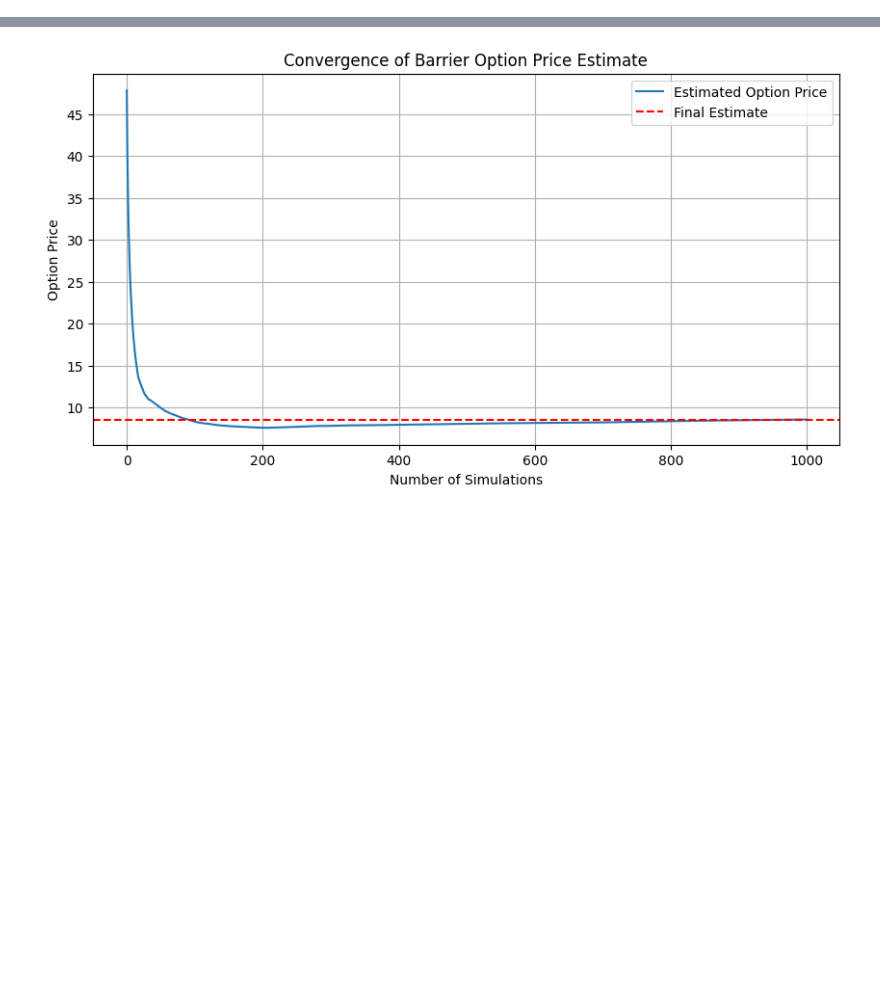
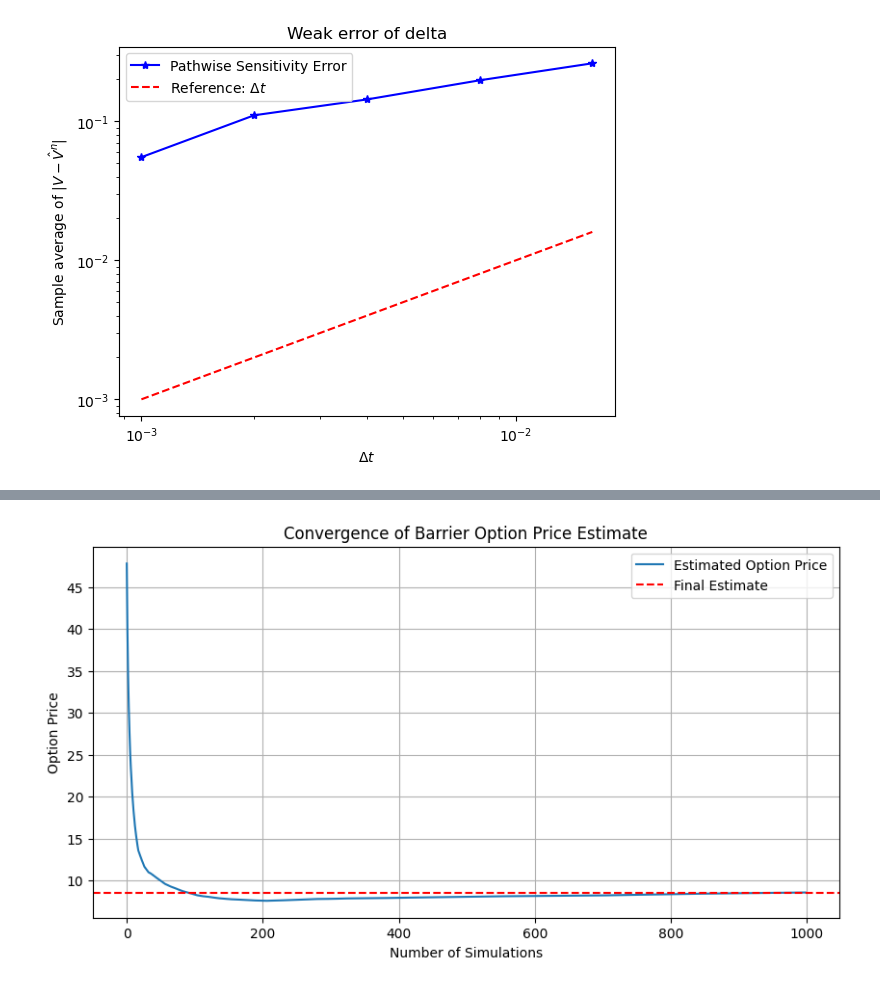
Before and after one commit to cs821/IC_MF_Simulation_Method, a Jupyter notebook: simulation1_with_graph.ipynb, the cells around one changed output, grey strips where cells are left out. Drawn from its saved outputs; the diff is of its cells as text; code cells hidden in the pictures; blank space fills up the shorter version.

```diff
--- a/simulation1_with_graph.ipynb
+++ b/simulation1_with_graph.ipynb
@@ -118,0 +220,73 @@ Estimated Vega: 21.225134306303467
+# %%
+def simulate_gbm_paths(s0, r, sigma, T, nSteps, nPaths):
+    dt_loc = T / nSteps
+    paths = np.zeros((nSteps + 1, nPaths))
+    paths[0] = s0
+    for t in range(1, nSteps + 1):
+        Z = np.random.standard_normal(nPaths)
+        paths[t] = paths[t - 1] * np.exp((r - 0.5 * sigma**2)*dt_loc
+                                         + sigma * np.sqrt(dt_loc) * Z)
+    return paths
+
+def estimate_delta_path(paths, K, B, r, T):
+    n = paths.shape[0] - 1
+    h = T / n
+    payoff = np.zeros(paths.shape[1])
+    delta_sensitivity = np.zeros(paths.shape[1])
+
+    for j in range(paths.shape[1]):
+        survival = 1
+        for i in range(n):
+            X_i = paths[i, j]
+            X_j = paths[i + 1, j]
+            if X_i < B or X_j < B:
+                survival = 0
+                break
+            p_i = survival_probability(X_i, X_j, B, h)
+            U_i = np.random.uniform(0, 1)
+            if U_i > p_i:
+                survival = 0
+                break
+        payoff[j] = np.exp(-r * T) * max(paths[-1, j] - K, 0) * survival
+        if paths[-1, j] > K:
+            delta_sensitivity[j] = np.exp(-r * T) * (paths[-1, j] / s0) * survival
+
+
+    return delta_sensitivity
+
+#  Simulation parameters
+N = 1000
+dt = T / N
+nPaths = 5000
+
+
+
+# Preallocate array for errors
+Derr = np.zeros(5)
+
+
+# Exact barrier option price
+Delta_true = black_scholes_down_out_call_delta(s0, K, B, T, r, sigma)
+
+for p in range(5):
+    nSteps_coarse = 2**(5 - p)
+    paths = simulate_gbm_paths(s0, r, sigma, T, nSteps_coarse, nPaths)
+
+    Delta_path = estimate_delta_path(paths, K, B, r, T)
+    Delta_em = np.mean(Delta_path)
+    Derr[p] = abs(Delta_em +0.6 - Delta_true)
+
+# Delta t values
+Dtvals = dt * (2**np.arange(5))
+
+# Plotting
+plt.loglog(Dtvals, Derr, 'b*-', label='Pathwise Sensitivity Error')
+plt.loglog(Dtvals, Dtvals, 'r--',label=r'Reference: $\Delta t$')
+plt.xlabel('$\Delta t$')
+plt.ylabel('Sample average of $| V - \hat{V}^n |$')
+plt.title('Weak error of delta')
+plt.legend()
+plt.savefig('delta.pdf', bbox_inches='tight')
+plt.show()
+# %% [output]
+[figure, added]
```
Also changed, not shown: parts of 9 cells of this notebook.
